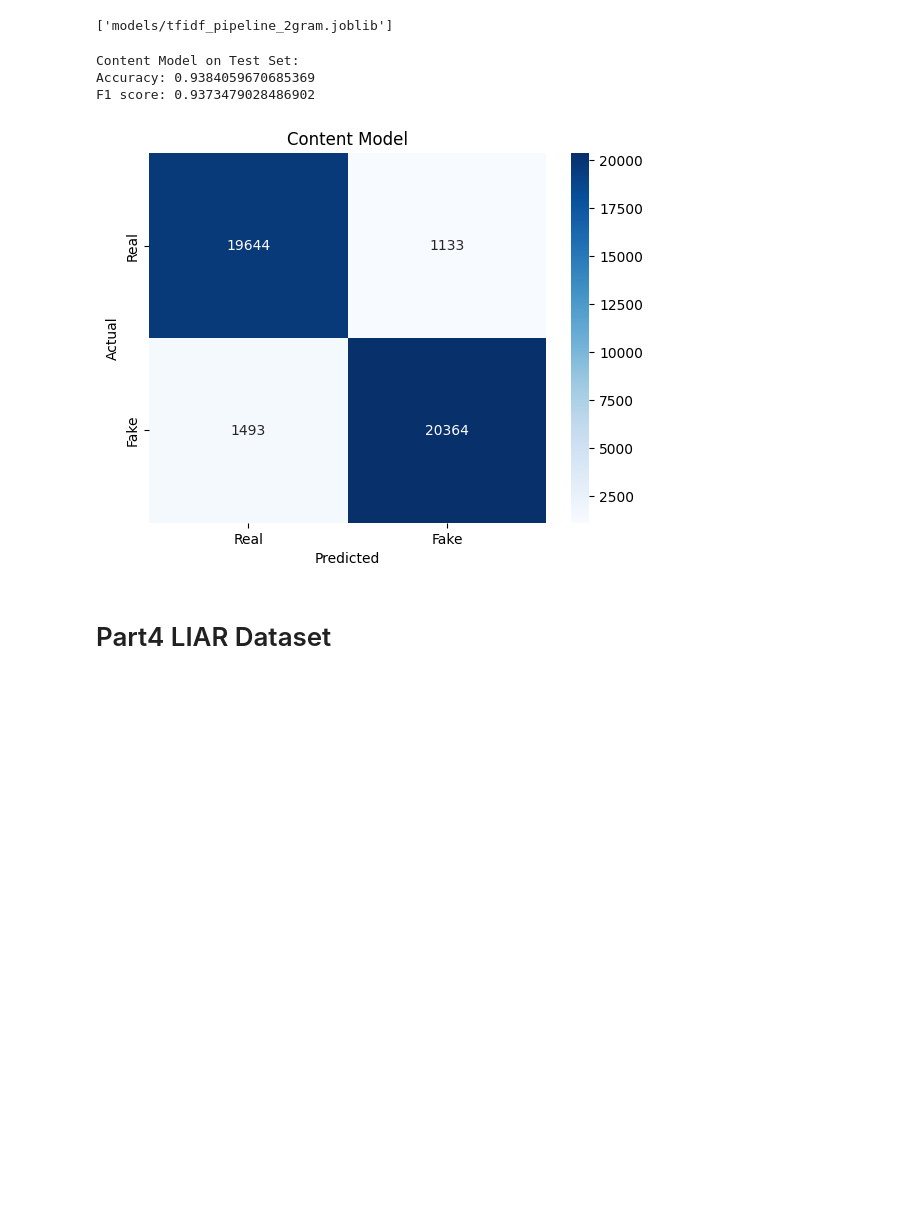
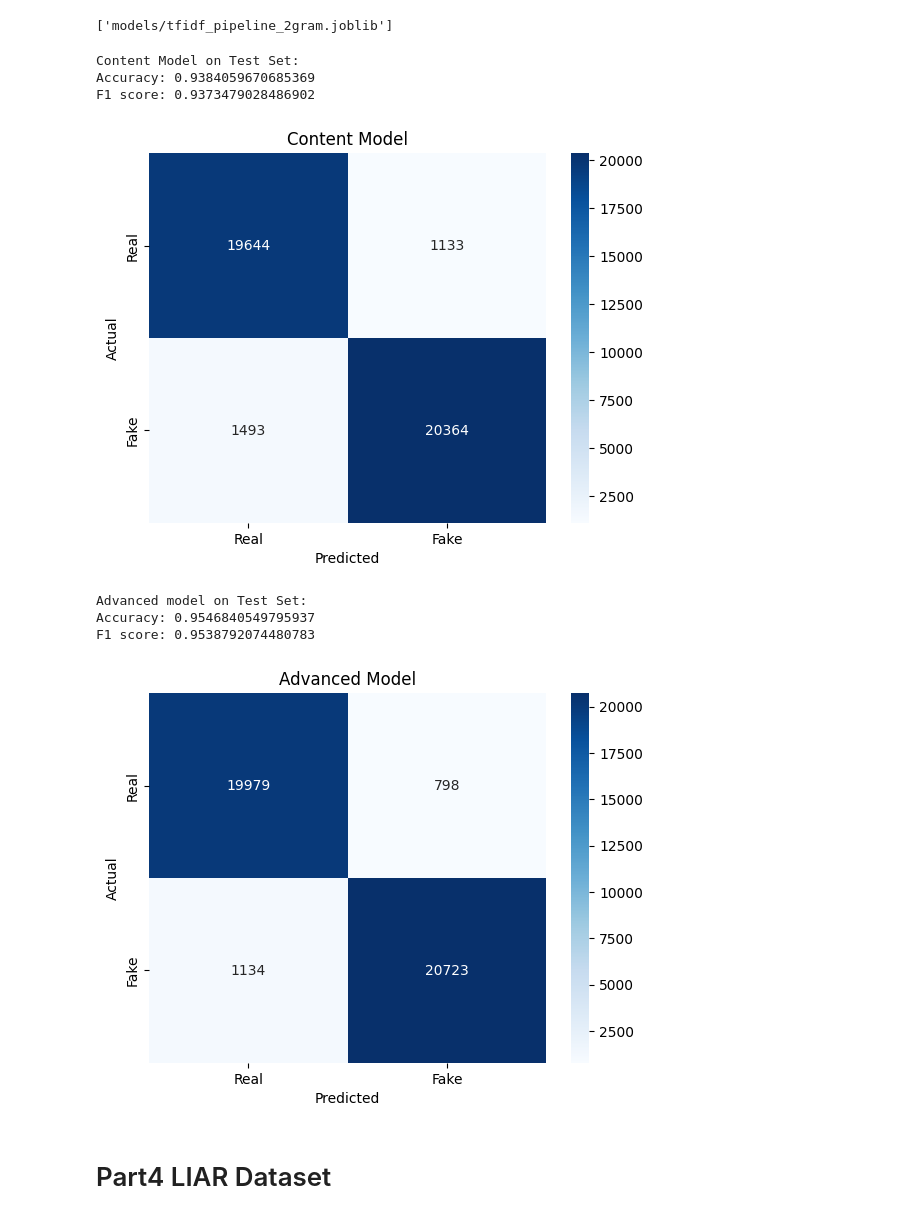
Before and after one commit to Feros47/GDS-Exam, a Jupyter notebook: fake-news.ipynb, the cells around one changed output. Drawn from its saved outputs; the diff is of its cells as text; code cells hidden in the pictures; blank space fills up the shorter version.

```diff
--- a/fake-news.ipynb
+++ b/fake-news.ipynb
@@ -644,33 +638,53 @@ from joblib import load
 
 # Load the pre-fitted pipeline and logistic regression model for content only
 bow_pipeline_content = load("models/bow_pipeline_content.joblib")
 simple_model = load("models/simple_model_content.joblib")
 
 # Transform the test set using only the content data
 BoW_test_content = bow_pipeline_content.transform(content_test)
 
 # Evaluate the logistic regression model on the transformed test features
 simple_pred_test = simple_model.predict(BoW_test_content)
 print("\nContent Model on Test Set:")
 print("Accuracy:", metrics.accuracy_score(y_test, simple_pred_test))
 print("F1 score:", metrics.f1_score(y_test, simple_pred_test, average='binary'))
 
 def make_confusion_matrix(y_true, y_pred, model_name):
     """Plot a confusion matrix using seaborn heatmap."""
     cm = metrics.confusion_matrix(y_true, y_pred, labels=[1, 0])
     sns.heatmap(cm, annot=True, fmt='g', cmap='Blues',
                 xticklabels=['Real', 'Fake'], yticklabels=['Real', 'Fake'])
     plt.xlabel('Predicted')
     plt.ylabel('Actual')
     plt.title(model_name)
     plt.show()
 
 make_confusion_matrix(y_test, simple_pred_test, "Content Model")
+
+# Advanced model on the test set
+# Load the pre-fitted pipeline and advanced model content only
+tfidf_pipeline_2gram = load('models/tfidf_pipeline_1gram.joblib')
+
+# transform the content test set
+content_test_tfidf = tfidf_pipeline_2gram.transform(content_test)
+
+# Load the advanced model and perform evaluation
+advanced_model_loaded = load("models/gradient_boosting_1gram.joblib")
+advanced_pred_test = advanced_model_loaded.predict(content_test_tfidf)
+
+print("\nAdvanced model on Test Set:")
+print("Accuracy:", metrics.accuracy_score(y_test, advanced_pred_test))
+print("F1 score:", metrics.f1_score(y_test, advanced_pred_test, average='binary'))
+make_confusion_matrix(y_test, advanced_pred_test, "Advanced Model")
 # %% [output]
 Content Model on Test Set:
 Accuracy: 0.9384059670685369
 F1 score: 0.9373479028486902
 [figure]
+Advanced model on Test Set:
+Accuracy: 0.9546840549795937
+F1 score: 0.9538792074480783
+[figure, added]
 # %% [markdown]
 # Part4 LIAR Dataset
 # %%
```
Also changed, not shown: parts of 4 cells of this notebook.
